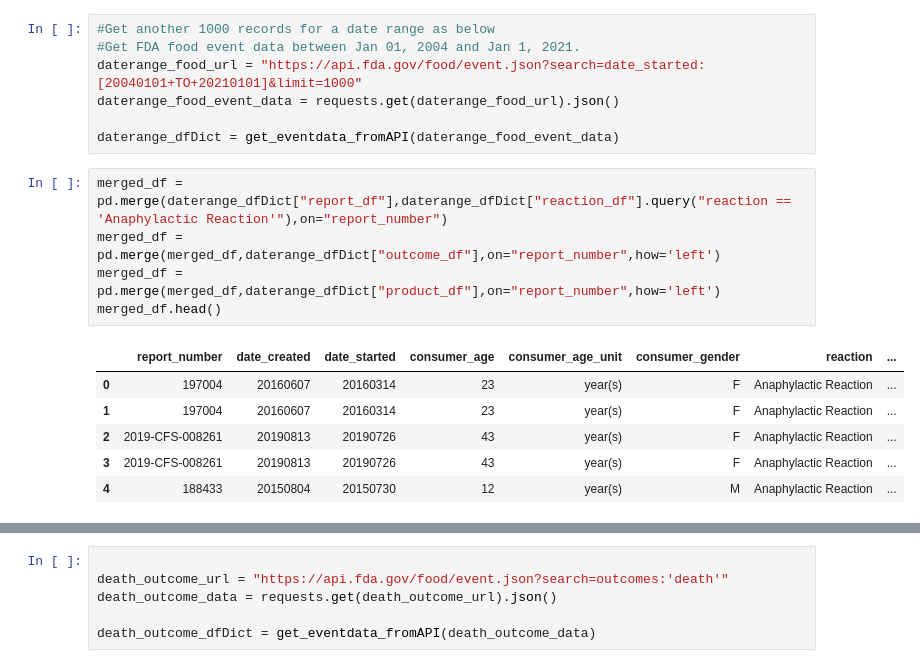
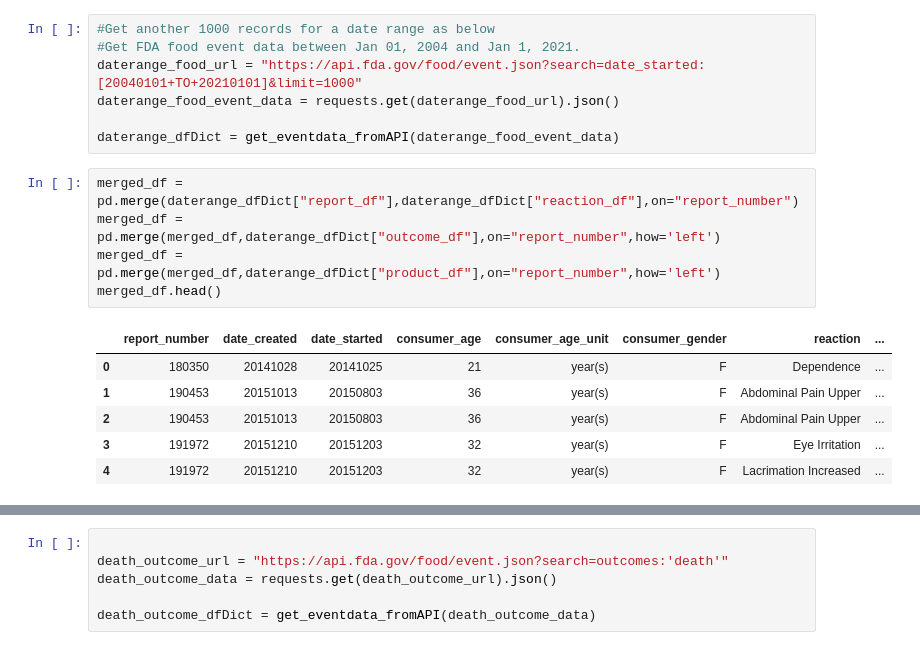
Before and after one commit to rooplaxmidesai/FDA_food, a Jupyter notebook: week_08_homework_project_latest.ipynb, the cells around one changed output, grey strips where cells are left out. Drawn from its saved outputs; the diff is of its cells as text.

```diff
--- a/week_08_homework_project_latest.ipynb
+++ b/week_08_homework_project_latest.ipynb
@@ -225,14 +229,14 @@ daterange_food_event_data = requests.get(daterange_food_url).json()
 
 daterange_dfDict = get_eventdata_fromAPI(daterange_food_event_data)
 # %%
-merged_df = pd.merge(daterange_dfDict["report_df"],daterange_dfDict["reaction_df"].query("reaction == 'Anaphylactic Reaction'"),on="report_number")
+merged_df = pd.merge(daterange_dfDict["report_df"],daterange_dfDict["reaction_df"],on="report_number")
 merged_df = pd.merge(merged_df,daterange_dfDict["outcome_df"],on="report_number",how='left')
 merged_df = pd.merge(merged_df,daterange_dfDict["product_df"],on="report_number",how='left')
 merged_df.head()
 # %% [output]
 |  | report_number | date_created | date_started | consumer_age | consumer_age_unit | consumer_gender | reaction | ... |
-| 0 | 197004 | 20160607 | 20160314 | 23 | year(s) | F | Anaphylactic Reaction | ... |
-| 1 | 197004 | 20160607 | 20160314 | 23 | year(s) | F | Anaphylactic Reaction | ... |
-| 2 | 2019-CFS-008261 | 20190813 | 20190726 | 43 | year(s) | F | Anaphylactic Reaction | ... |
-| 3 | 2019-CFS-008261 | 20190813 | 20190726 | 43 | year(s) | F | Anaphylactic Reaction | ... |
-| 4 | 188433 | 20150804 | 20150730 | 12 | year(s) | M | Anaphylactic Reaction | ... |
+| 0 | 180350 | 20141028 | 20141025 | 21 | year(s) | F | Dependence | ... |
+| 1 | 190453 | 20151013 | 20150803 | 36 | year(s) | F | Abdominal Pain Upper | ... |
+| 2 | 190453 | 20151013 | 20150803 | 36 | year(s) | F | Abdominal Pain Upper | ... |
+| 3 | 191972 | 20151210 | 20151203 | 32 | year(s) | F | Eye Irritation | ... |
+| 4 | 191972 | 20151210 | 20151203 | 32 | year(s) | F | Lacrimation Increased | ... |
```
Also changed, not shown: parts of 7 cells of this notebook.
